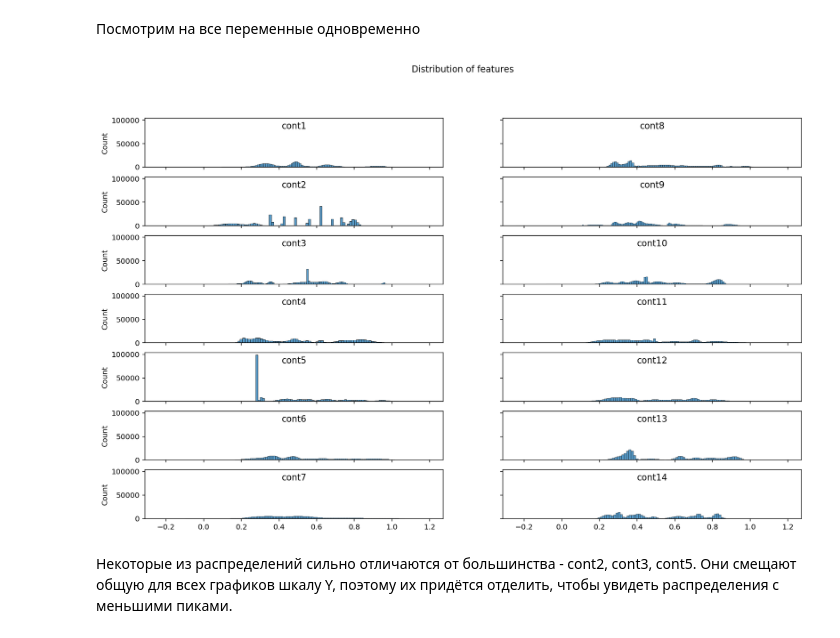
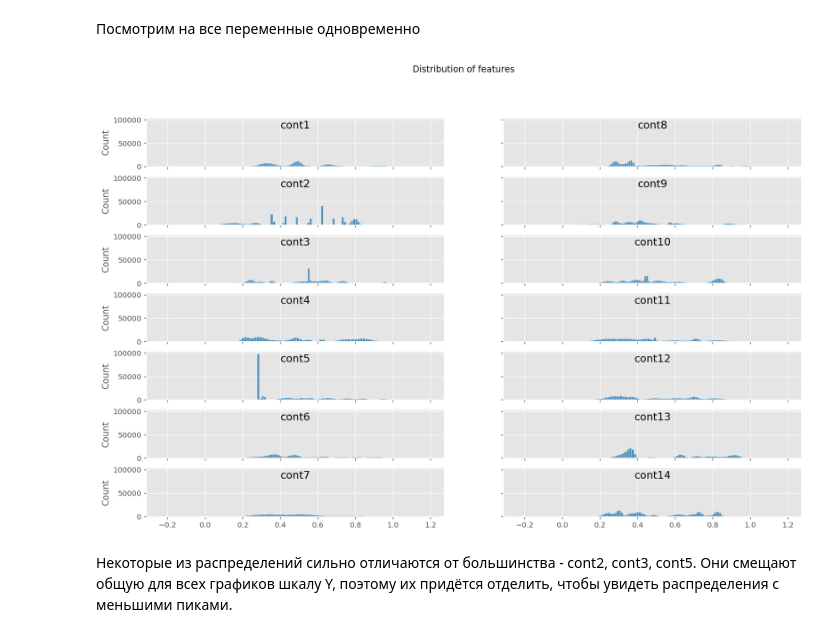
Before and after one commit to Lisstrange/Mini-examples, a Jupyter notebook: seaborn_viz.ipynb, the cells around one changed output. Saved outputs shown, nothing was run; the diff lists cells and outputs as text; code cells hidden in the pictures.

```diff
--- a/seaborn_viz.ipynb
+++ b/seaborn_viz.ipynb
@@ -9,3 +47,5 @@ import matplotlib.pyplot as plt
+# %%
+plt.style.use('ggplot')
 # %%
 path='/Users/irak/Documents/py_viz/tabular-playground-series-jan-2021/'
 for dirname, _, filenames in os.walk(path):
@@ -48,24 +98,26 @@ lab = plt.text(train['target'].median() + 0.02 ,6500,'median 7.94', rotation=90)
 # %%
 fig, axes = plt.subplots(7, 2, sharex=True, sharey=True, figsize=(16,10))
 fig.suptitle('Distribution of features')
 
 # Bulbasaur
 # sns.histplot(ax=axes[0, 0], data=train, x='cont1')
 # sns.histplot(ax=axes[0, 1], data=train, x='cont2')
 
 n = 0
 for c in train.iloc[:,:7].columns:
-    sns.histplot(ax=axes[n, 0], data = train[c].values)
+    sns.histplot(ax=axes[n, 0], data = train[c].values, color = 'tab:blue')
     axes[n, 0].set_title(train.columns[n], pad = -14.5)
+    # axes[n, 0].set_facecolor("whitesmoke")
     n+=1
 
 k = 0
 for c in train.iloc[:,7:14].columns:
-    sns.histplot(ax=axes[k, 1], data = train[c].values)
+    sns.histplot(ax=axes[k, 1], data = train[c].values, color = 'tab:blue')
     axes[k, 1].set_title(train.columns[k + 7], pad = -14.5)
+    # axes[k, 1].set_facecolor("whitesmoke")
     k+=1
 # %% [output]
-[figure, old version]
+[figure, new version]
 # %% [markdown]
 Некоторые из распределений сильно отличаются от большинства - cont2, cont3, cont5. Они смещают общую для всех графиков шкалу Y, поэтому их придётся отделить, чтобы увидеть распределения с меньшими пиками.
 # %%
```
Also changed, not shown: parts of 10 cells of this notebook.
